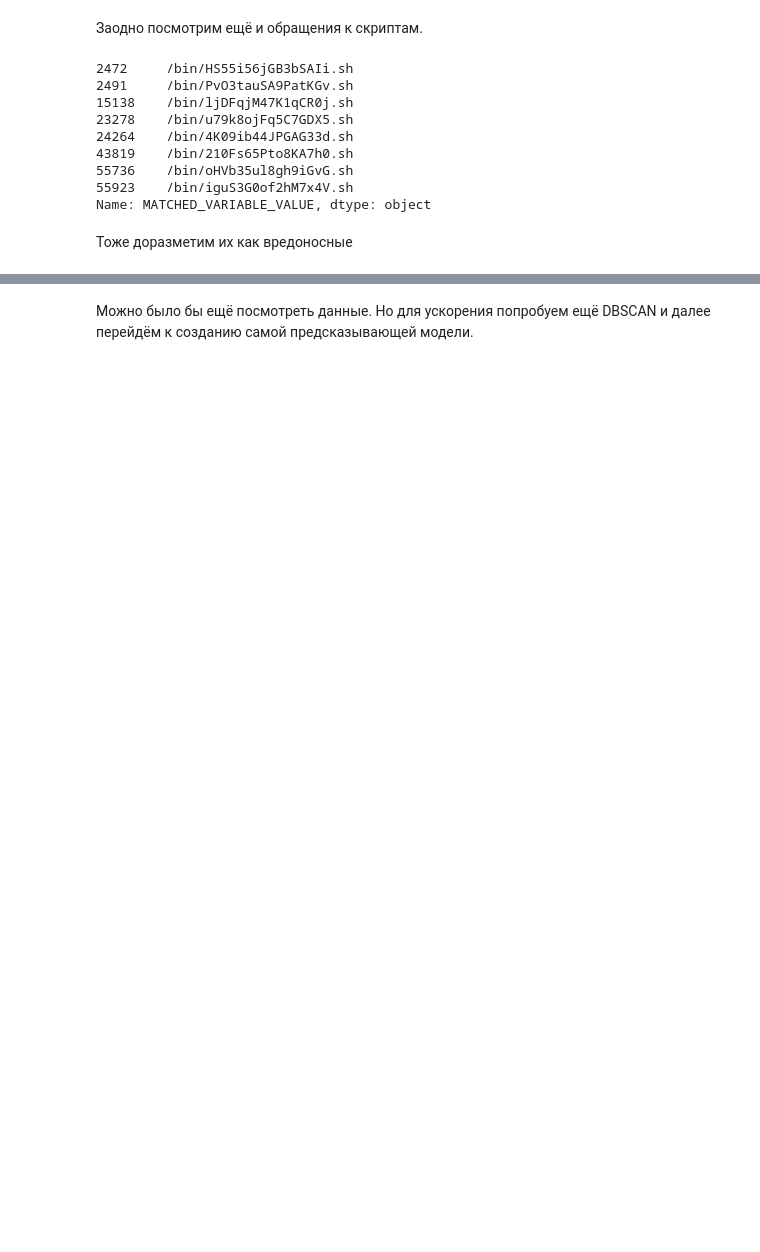
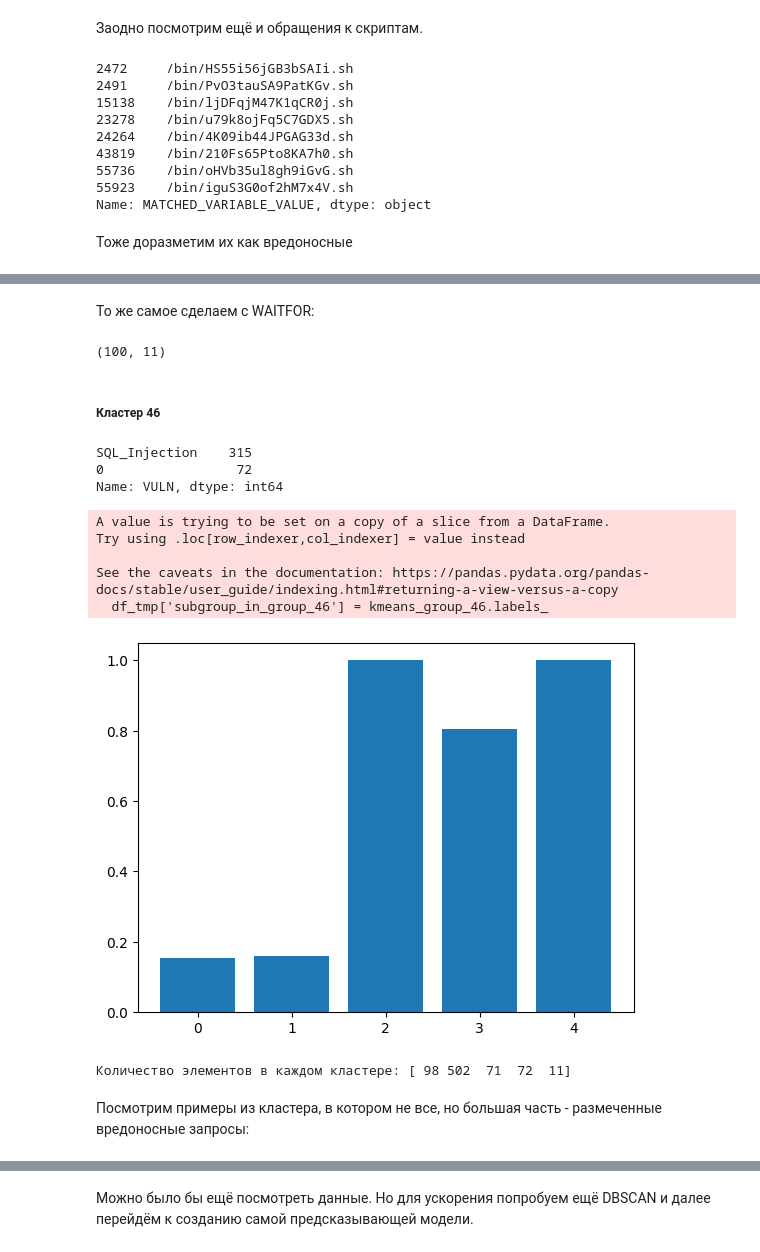
Before and after one commit to asinadskiy/http_requests_clf, a Jupyter notebook: research/request_clf.ipynb, the cells around one changed output, grey strips where cells are left out. Drawn from its saved outputs; the diff is of its cells as text; code cells hidden in the pictures; blank space fills up the shorter version.

```diff
--- a/research/request_clf.ipynb
+++ b/research/request_clf.ipynb
@@ -1166,0 +1420,56 @@ df.loc[(df.MATCHED_VARIABLE_VALUE.str.contains('\.sh$')) & (df.VULN_BIN == 0), '
+# %%
+df.loc[df.MATCHED_VARIABLE_VALUE.str.contains('(?i)sleep(?:.*)', na=False), 'VULN'] = 'SQL_Injection'
+df.loc[df.MATCHED_VARIABLE_VALUE.str.contains('(?i)sleep(?:.*)', na=False), 'VULN_BIN'] = 1
+# %% [markdown]
+То же самое сделаем с WAITFOR:
+# %%
+df[df.MATCHED_VARIABLE_VALUE.str.contains('(?i)WAITFOR', regex=True, na=False)].shape
+# %% [output]
+(100, 11)
+# %%
+df.loc[df.MATCHED_VARIABLE_VALUE.str.contains('(?i)WAITFOR', na=False), 'VULN'] = 'SQL_Injection'
+df.loc[df.MATCHED_VARIABLE_VALUE.str.contains('(?i)WAITFOR', na=False), 'VULN_BIN'] = 1
+# %% [markdown]
+##### Кластер 46
+# %%
+df[df.CLUSTER_NUM == 46].VULN.value_counts()
+# %% [output]
+SQL_Injection    315
+0                 72
+Name: VULN, dtype: int64
+# %%
+df_tmp = df.loc[df.CLUSTER_NUM == 41]
+x_small_tfidf = x_all_tfidf[np.where(kmeans.labels_ == 41)[0]]
+
+kmeans_group_46 = KMeans(
+        n_clusters=5,
+        max_iter=100,
+        n_init=1,
+        random_state=0,
+    ).fit(x_small_tfidf)
+
+df_tmp['subgroup_in_group_46'] = kmeans_group_46.labels_
+
+df_grp = df_tmp.groupby('subgroup_in_group_46')
+
+part_vuln_in_group = []
+group_labels = []
+for group in df_grp.groups.keys():
+    group_labels.append(group)
+    part_vuln_in_group.append(df_grp.get_group(group).VULN_BIN.mean())
+
+plt.bar(group_labels, part_vuln_in_group)
+plt.show()
+
+cluster_ids, cluster_sizes = np.unique(kmeans_group_46.labels_, return_counts=True)
+print(f"Количество элементов в каждом кластере: {cluster_sizes}")
+# %% [output]
+A value is trying to be set on a copy of a slice from a DataFrame.
+Try using .loc[row_indexer,col_indexer] = value instead
+
+See the caveats in the documentation: https://pandas.pydata.org/pandas-docs/stable/user_guide/indexing.html#returning-a-view-versus-a-copy
+  df_tmp['subgroup_in_group_46'] = kmeans_group_46.labels_
+[figure, added]
+Количество элементов в каждом кластере: [ 98 502  71  72  11]
+# %% [markdown]
+Посмотрим примеры из кластера, в котором не все, но большая часть - размеченные вредоносные запросы:
```
Also changed, not shown: parts of 176 cells of this notebook.
